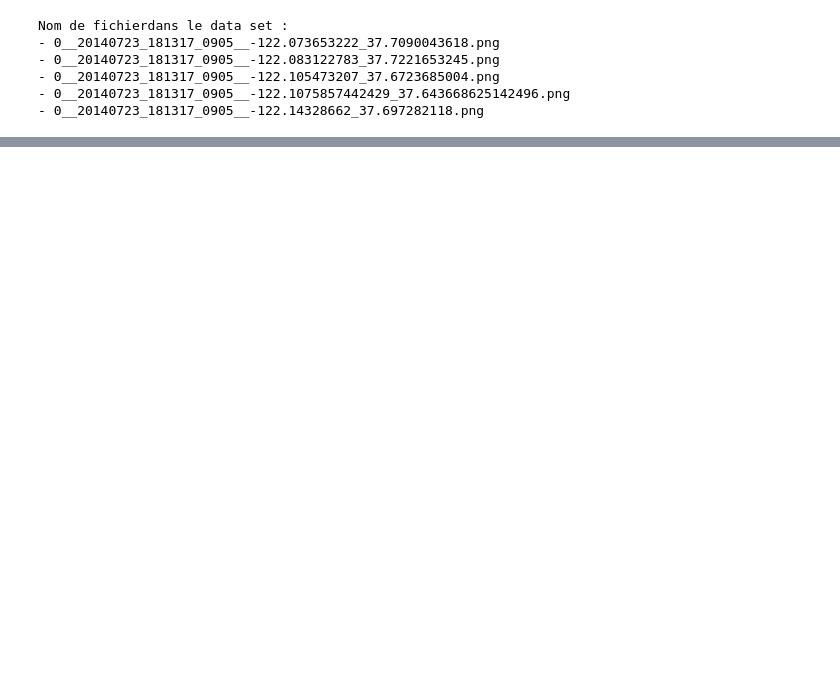
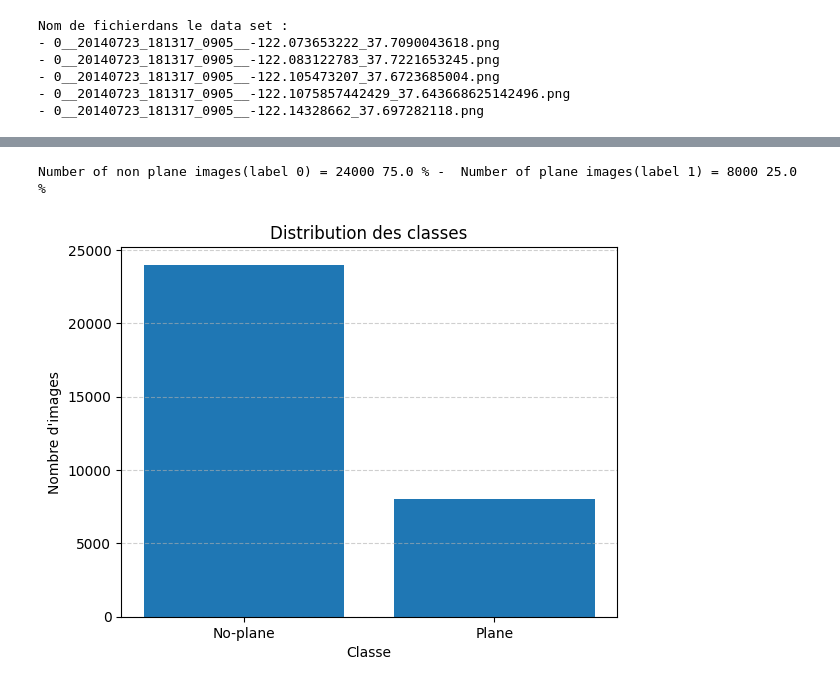
Before and after one commit to SVecro/A4-ML-Project, a Jupyter notebook: Projet_ML.ipynb, the cells around one changed output, grey strips where cells are left out. Cells and saved outputs as stored; diff of their text form; code cells hidden in the pictures; blank space fills up the shorter version.

Commit message:
added "Quantitative data exploration"

```diff
--- a/Projet_ML.ipynb
+++ b/Projet_ML.ipynb
@@ -124,0 +187,25 @@ Nom de fichierdans le data set :
+# %%
+image_files = [f for f in os.listdir(dataset_images) if f.endswith('.png')]# liste des nom des 32k d'images
+labels = [f[0] for f in image_files]  # on prend juste le premier caractère
+
+nbr0 = labels.count('0')
+nbr1 = labels.count('1')
+
+print("Number of non plane images(label 0) =", nbr0, nbr0/images_count*100 , "% -  Number of plane images(label 1) =", nbr1, nbr1/images_count*100,"%")
+# %% [output]
+Number of non plane images(label 0) = 24000 75.0 % -  Number of plane images(label 1) = 8000 25.0 %
+# %%
+df_counts = pd.DataFrame({
+    "Class": ["No-plane", "Plane"],
+    "Count": [nbr0, nbr1]  # ou [len(files_0), len(files_1)] selon ton code précédent
+})
+
+plt.figure()
+plt.bar(df_counts["Class"], df_counts["Count"])
+plt.title("Distribution des classes")
+plt.xlabel("Classe")
+plt.ylabel("Nombre d'images")
+plt.grid(axis="y", linestyle="--", alpha=0.6)
+plt.show()
+# %% [output]
+[figure, added]
```
Also changed, not shown: parts of 32 cells of this notebook.
